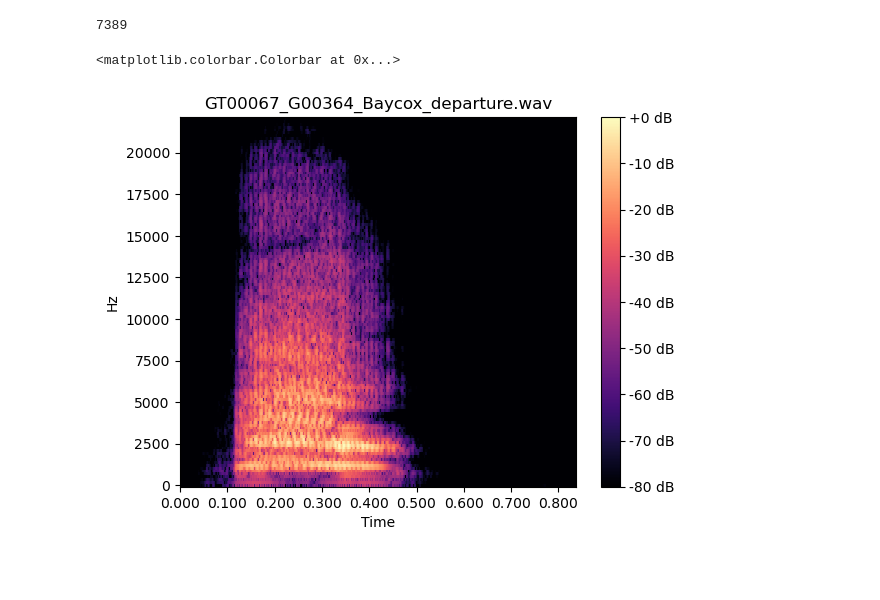
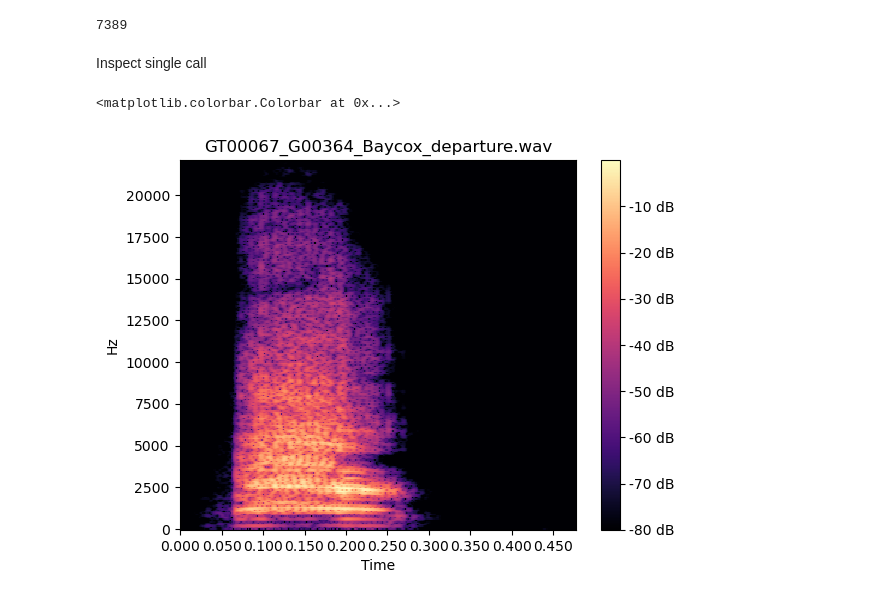
Before and after one commit to lgies23/GooseVocalizations---Thesis-code, a Jupyter notebook: gooseCallClustering.ipynb, the cells around one changed output. Cells and saved outputs as stored; diff of their text form; code cells hidden in the pictures; blank space fills up the shorter version.

```diff
--- a/gooseCallClustering.ipynb
+++ b/gooseCallClustering.ipynb
@@ -13,19 +13,21 @@ track_paths = glob.glob(DATAPATH+"/*.wav")
 len(track_paths)
 # %% [output]
 7389
+# %% [markdown]
+Inspect single call
 # %%
 i = 1300
-n_fft = 256
+n_fft = 512
 # %%
 call, sr = librosa.load(track_paths[i], sr=None)
 # %%
 fig, ax = plt.subplots()
-img = librosa.display.specshow(librosa.amplitude_to_db(np.abs(librosa.stft(call, n_fft=n_fft, hop_length=(n_fft//8))), ref=np.max), sr=sr, hop_length=(512//8), x_axis='time', y_axis='linear', ax=ax)
+img = librosa.display.specshow(librosa.amplitude_to_db(np.abs(librosa.stft(call, n_fft=n_fft, hop_length=(n_fft//9))), ref=np.max), sr=sr, hop_length=(n_fft//9), x_axis='time', y_axis='linear', ax=ax)
 ax.set(title=track_paths[i].split("/")[-1])
 fig.colorbar(img, ax=ax, format="%+2.f dB")
 # %% [output]
 <matplotlib.colorbar.Colorbar at 0x...>
-[figure, old version]
+[figure, new version]
 # %%
 # trim trailing silences using db threshold, discard second entry, that holds indices
 fig, ax = plt.subplots()
```
Also changed, not shown: parts of 5 cells of this notebook, 1 other file.
